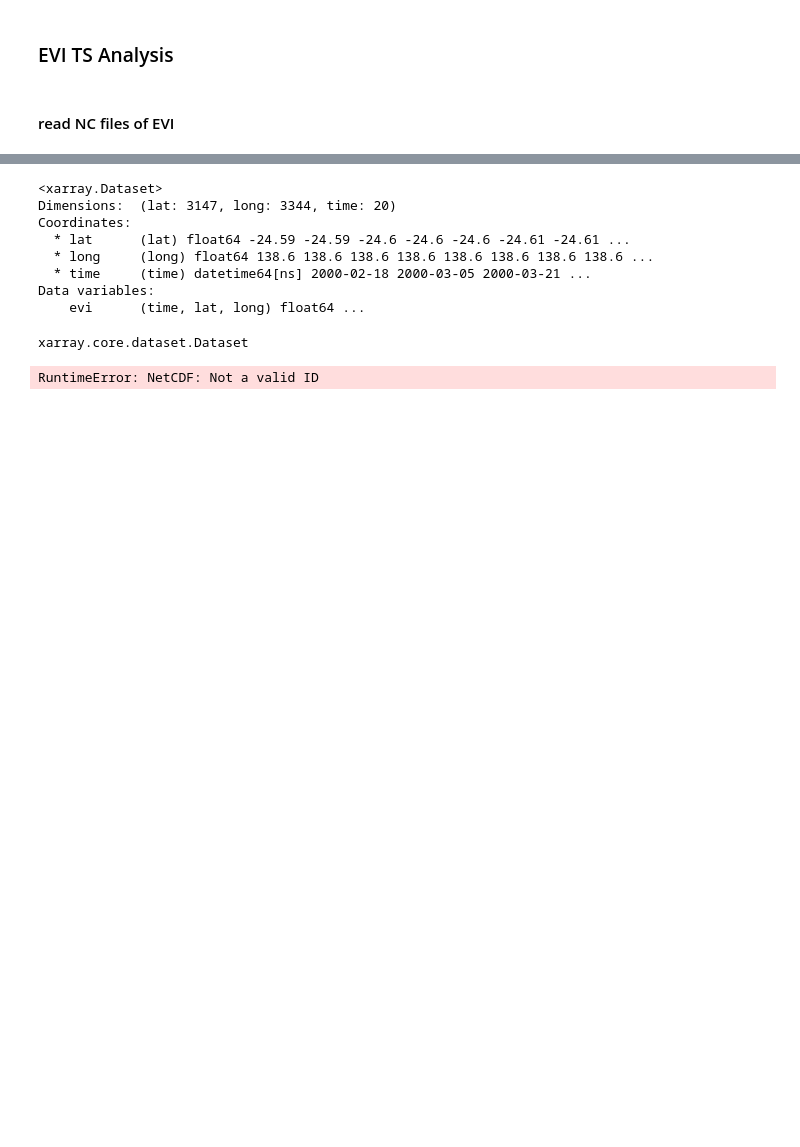
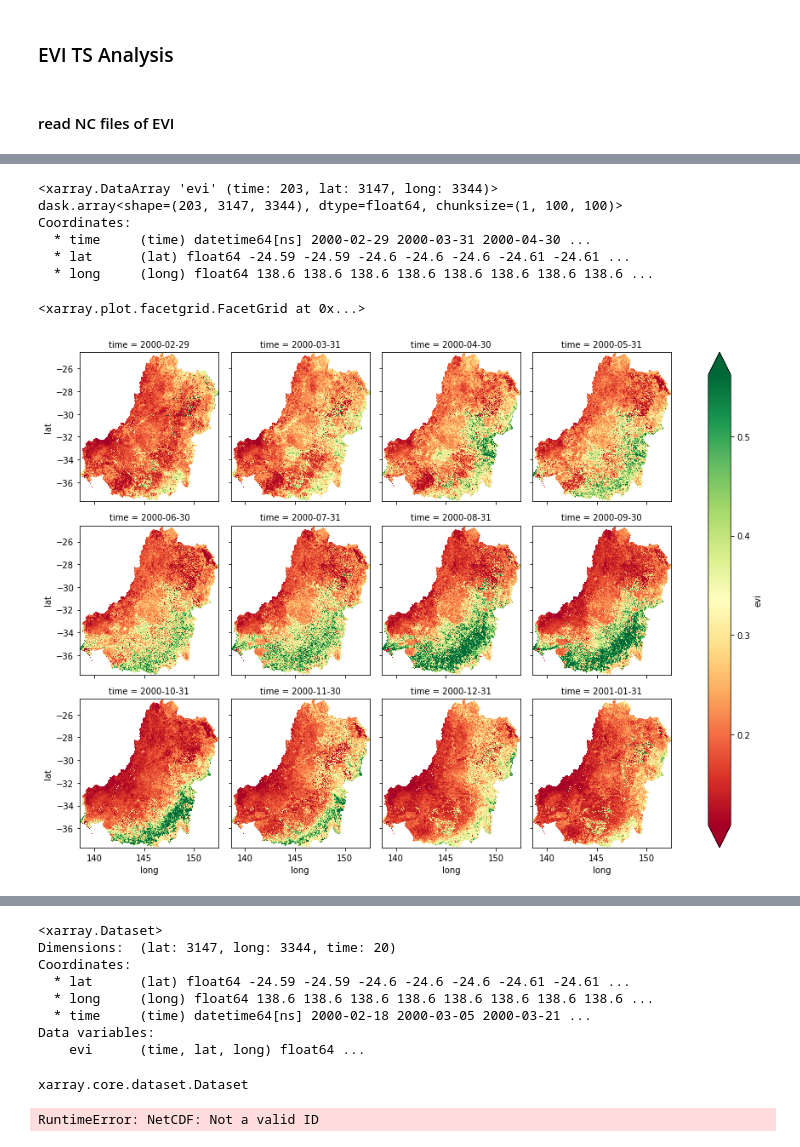
Before and after one commit to ozewex/team-drip, a Jupyter notebook: notebooks/gr/GR_EVI_TS_analysis.ipynb, the cells around one changed output, grey strips where cells are left out. Cells and saved outputs as stored; diff of their text form; code cells hidden in the pictures; blank space fills up the shorter version.

```diff
--- a/notebooks/gr/GR_EVI_TS_analysis.ipynb
+++ b/notebooks/gr/GR_EVI_TS_analysis.ipynb
@@ -11,3 +10,10 @@ import numpy as np
 import glob
 import xarray as xr
 import pandas as pd
+# %%
+EVI=xr.open_mfdataset(
+    '/g/data/oe9/user/rg6346/VI_mask_nc/EVI/EVI_????.nc',
+    chunks=dict(lat=100, long=100))
+EVI=EVI.rename({'ndvi_evi':'evi'})
+EVI=EVI.drop('band')
+EVI
@@ -13,0 +29,3 @@ import pandas as pd
+# %%
+EVI['evi']=EVI.evi/10000
+EVI
@@ -13,0 +41,18 @@ import pandas as pd
+# %%
+EVI_monthly=EVI.evi.resample(time="1M").mean(dim='time')
+EVI_monthly
+# ndvi_jja=ndvi_q.where(ndvi_q['time.season']=='JJA',drop=True)
+# ndvi_djf=ndvi_q.where(ndvi_q['time.season']=='DJF',drop=True)
+# %% [output]
+<xarray.DataArray 'evi' (time: 203, lat: 3147, long: 3344)>
+dask.array<shape=(203, 3147, 3344), dtype=float64, chunksize=(1, 100, 100)>
+Coordinates:
+  * time     (time) datetime64[ns] 2000-02-29 2000-03-31 2000-04-30 ...
+  * lat      (lat) float64 -24.59 -24.59 -24.6 -24.6 -24.6 -24.61 -24.61 ...
+  * long     (long) float64 138.6 138.6 138.6 138.6 138.6 138.6 138.6 138.6 ...
+# %%
+%matplotlib inline
+EVI_monthly.isel(time=range(0,12)).plot.imshow(col='time', robust = True, col_wrap=4, cmap = 'RdYlGn')
+# %% [output]
+<xarray.plot.facetgrid.FacetGrid at 0x...>
+[figure, added]
```
Also changed, not shown: parts of 6 cells of this notebook, 3 other files.
